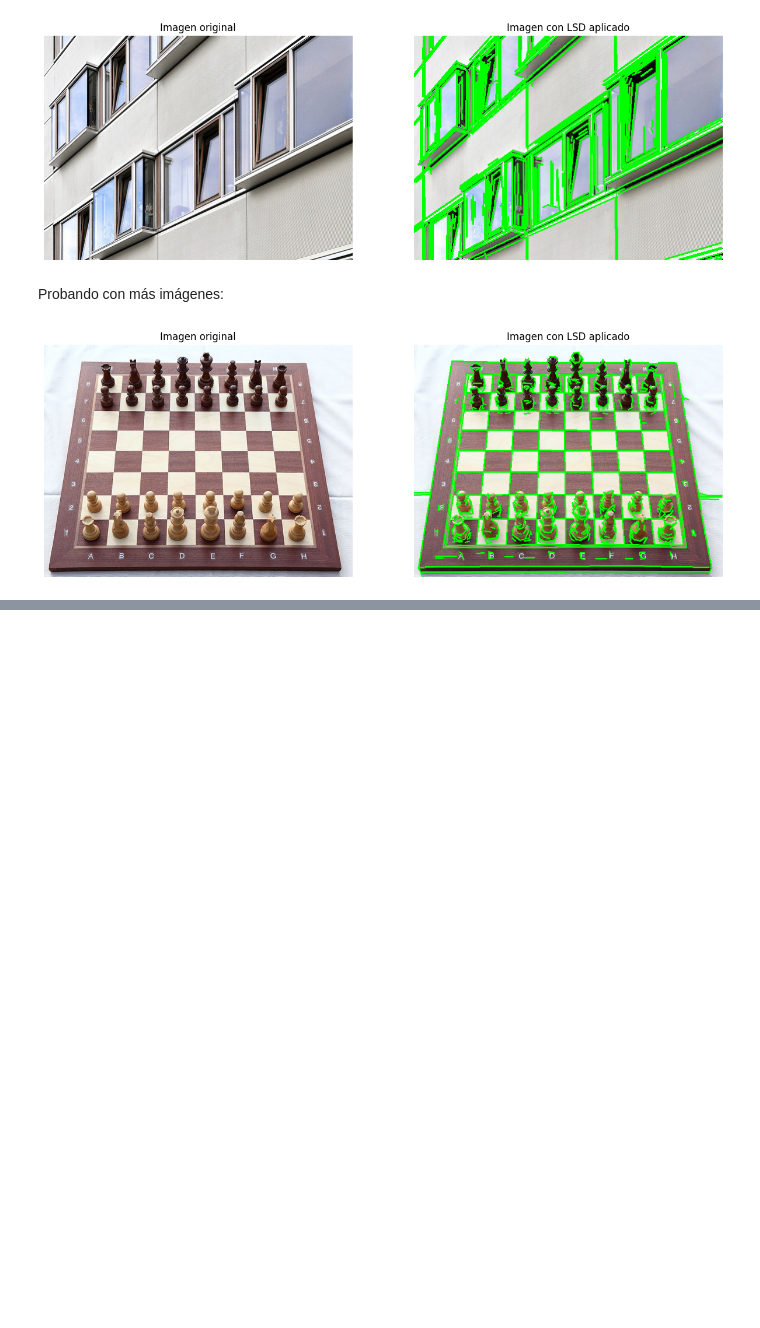
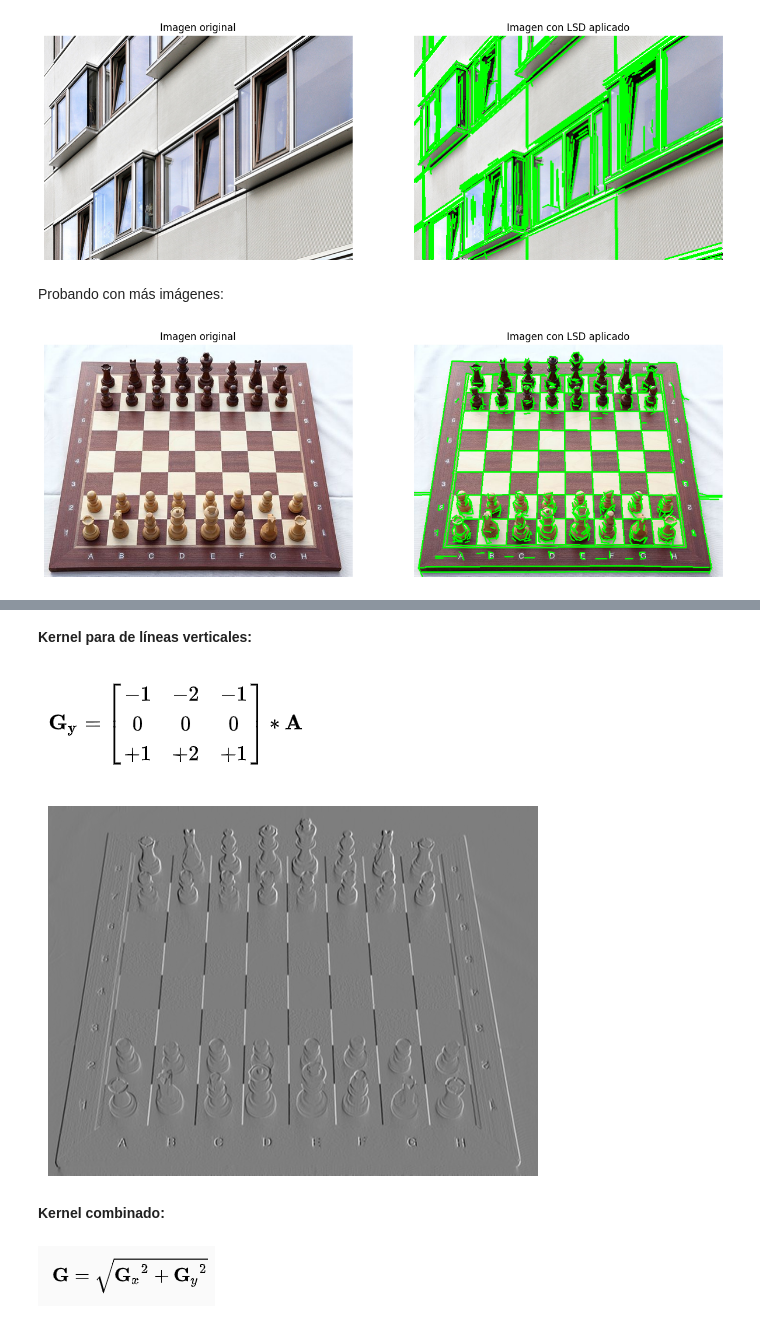
Before and after one commit to PedroAMtz/Verano_VisionComputacional, a Jupyter notebook: Clase_5_Deteccion_de_lineas/Deteccion_de_lineas.ipynb, the cells around one changed output, grey strips where cells are left out. Cells and saved outputs as stored; diff of their text form; code cells hidden in the pictures; blank space fills up the shorter version.

```diff
--- a/Clase_5_Deteccion_de_lineas/Deteccion_de_lineas.ipynb
+++ b/Clase_5_Deteccion_de_lineas/Deteccion_de_lineas.ipynb
@@ -87,0 +144,22 @@ mostrar_imagenes(imagen_prueba_1, imagen_tablero)
+# %% [markdown]
+**Kernel para de líneas verticales:**
+# %% [markdown]
+![image.png](attachment:image.png)
+# %%
+# definir filtro sobel vertical
+
+sobel_vertical = np.array([[-1, 0, 1],
+                            [-2, 0, 2],
+                            [-1, 0, 1]])
+
+
+gradiente_vertical = cv2.filter2D(img.astype(np.float64), -1, sobel_vertical)
+
+plt.imshow(gradiente_vertical, cmap="gray")
+plt.axis("off");
+# %% [output]
+[figure, added]
+# %% [markdown]
+**Kernel combinado:**
+# %% [markdown]
+![image.png](attachment:image.png)
```
Also changed, not shown: parts of 13 cells of this notebook.
